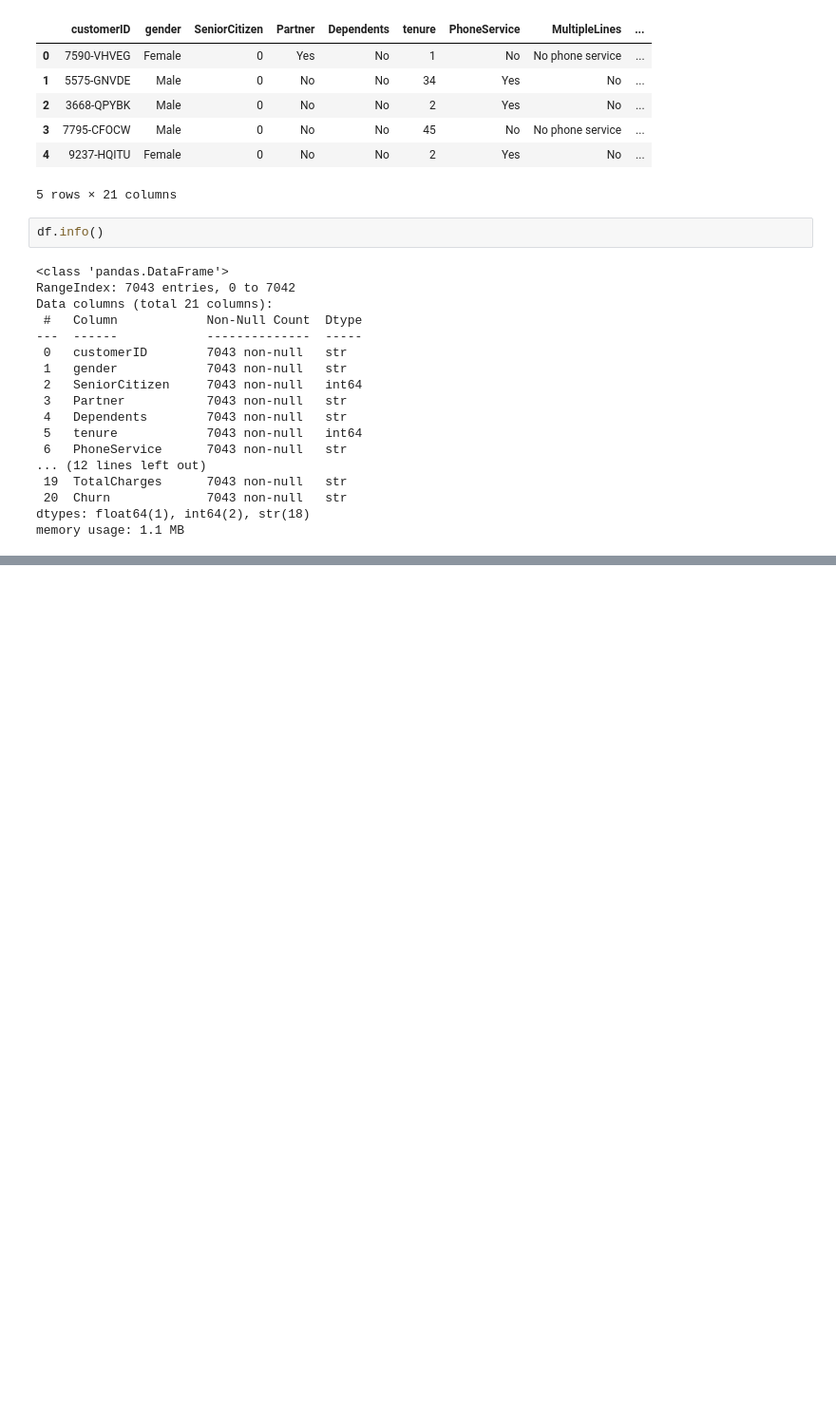
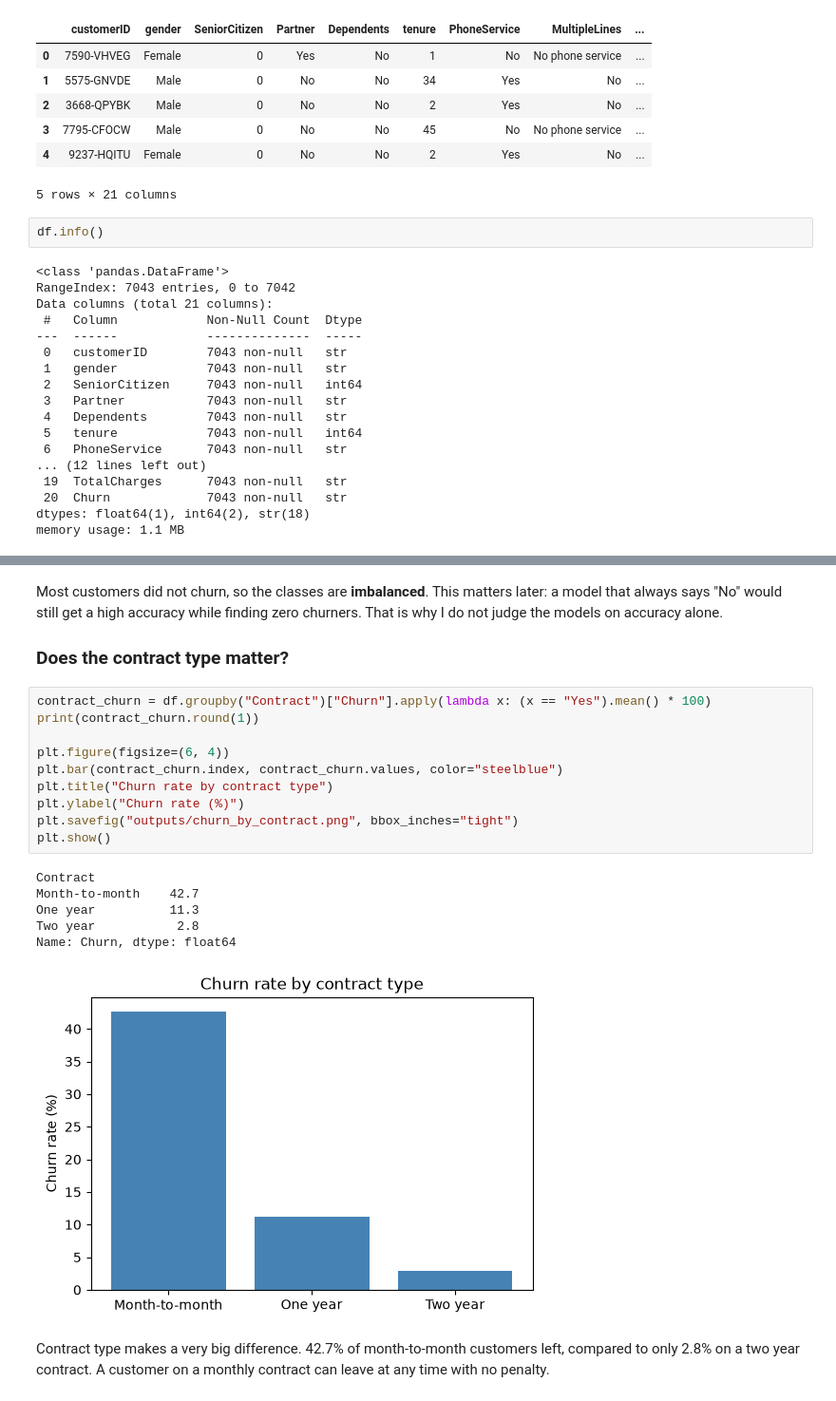
Before and after one commit to FaziOps/Customer_Churn_Prediction_Sys, a Jupyter notebook: churn_prediction.ipynb, the cells around one changed output, grey strips where cells are left out. Shown at 95% size. Drawn from its saved outputs; the diff is of its cells as text; blank space fills up the shorter version.

Commit message:
Add EDA for class balance and contract type

```diff
--- a/churn_prediction.ipynb
+++ b/churn_prediction.ipynb
@@ -72,0 +103,23 @@ memory usage: 1.1 MB
+# %% [markdown]
+Most customers did not churn, so the classes are **imbalanced**. This matters later: a model that always says "No" would still get a high accuracy while finding zero churners. That is why I do not judge the models on accuracy alone.
+
+### Does the contract type matter?
+# %%
+contract_churn = df.groupby("Contract")["Churn"].apply(lambda x: (x == "Yes").mean() * 100)
+print(contract_churn.round(1))
+
+plt.figure(figsize=(6, 4))
+plt.bar(contract_churn.index, contract_churn.values, color="steelblue")
+plt.title("Churn rate by contract type")
+plt.ylabel("Churn rate (%)")
+plt.savefig("outputs/churn_by_contract.png", bbox_inches="tight")
+plt.show()
+# %% [output]
+Contract
+Month-to-month    42.7
+One year          11.3
+Two year           2.8
+Name: Churn, dtype: float64
+[figure, added]
+# %% [markdown]
+Contract type makes a very big difference. 42.7% of month-to-month customers left, compared to only 2.8% on a two year contract. A customer on a monthly contract can leave at any time with no penalty.
```
Also changed, not shown: parts of 2 cells of this notebook, 2 other files.
